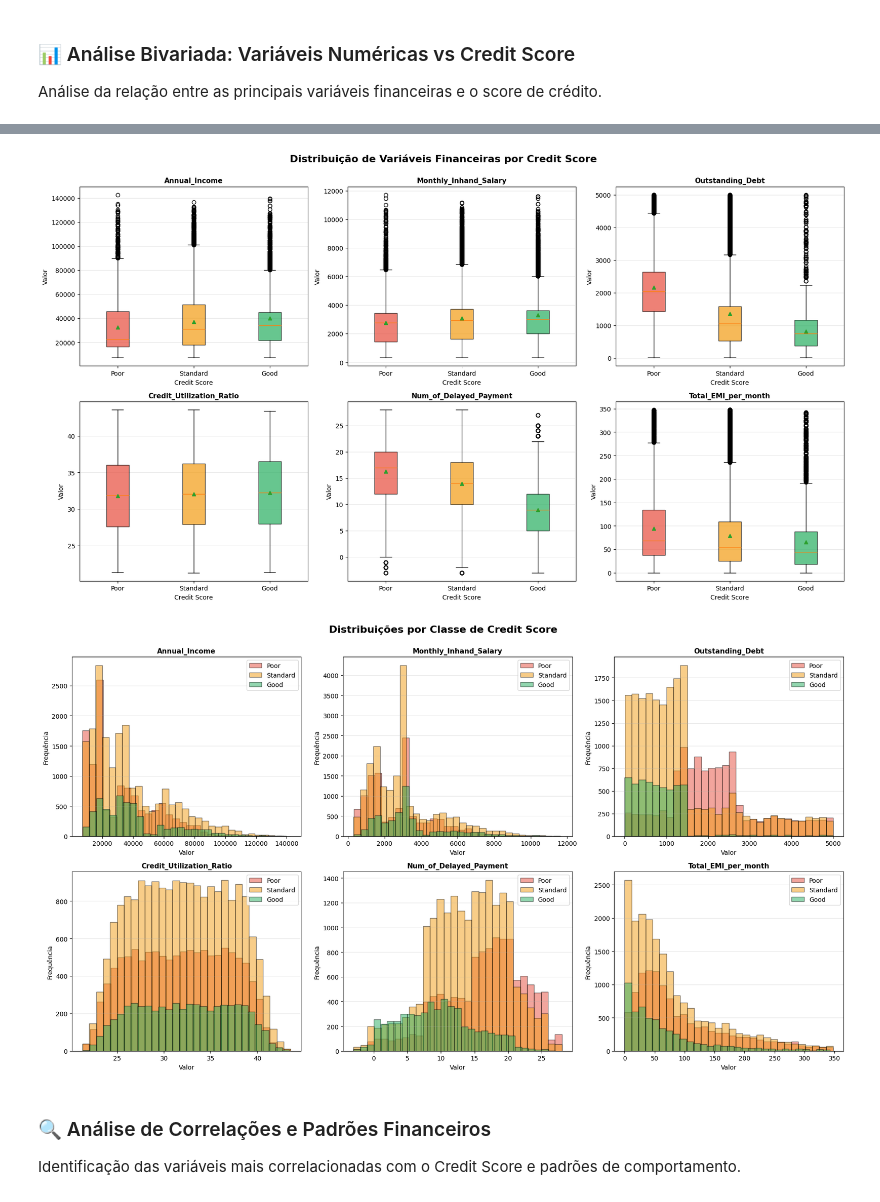
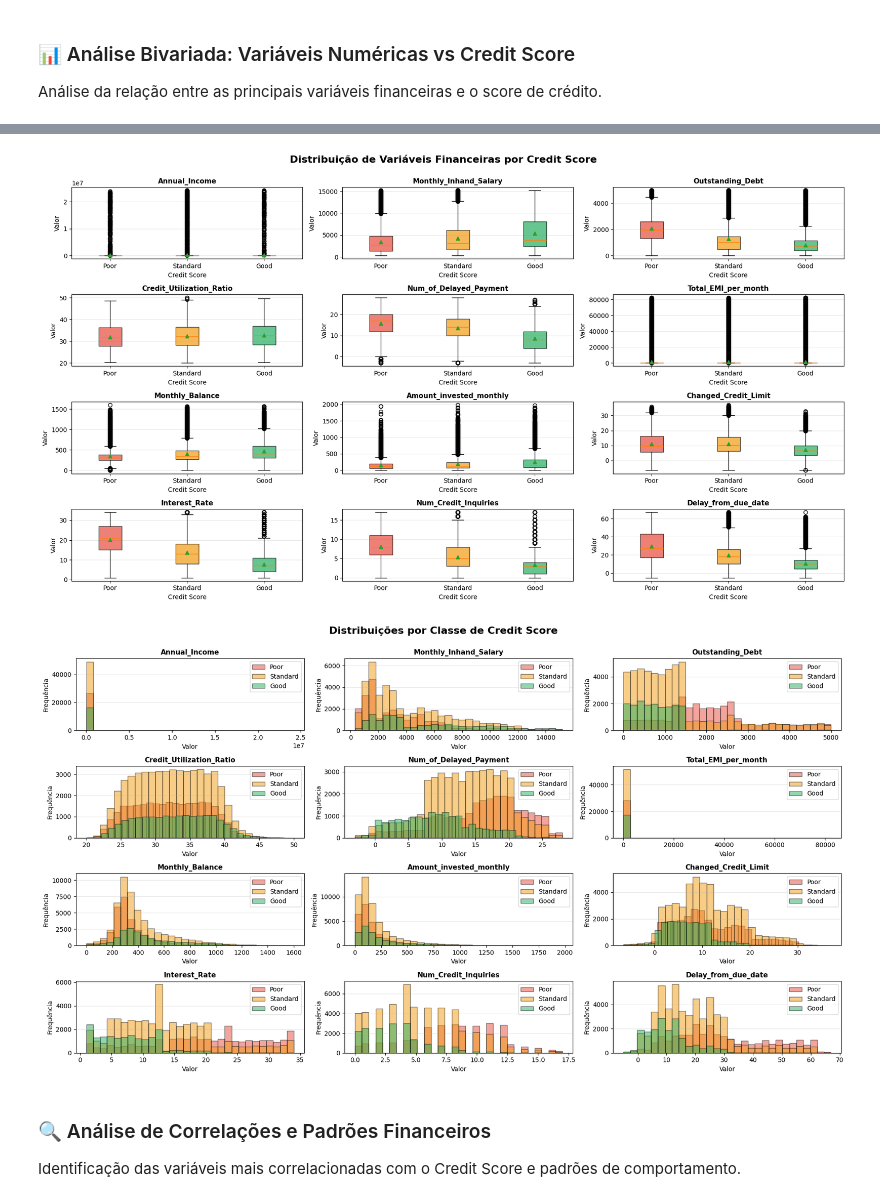
Before and after one commit to eroiborges/projetointegrado, a Jupyter notebook: Trabalho Final ML.ipynb, the cells around one changed output, grey strips where cells are left out. Saved outputs shown, nothing was run; the diff lists cells and outputs as text; code cells hidden in the pictures.

```diff
--- a/Trabalho Final ML.ipynb
+++ b/Trabalho Final ML.ipynb
@@ -441,11 +764,8 @@ def remove_outliers_iqr(df, column):
 <i><p style='color:#006DB2' ><big><strong>7.</strong></big> Tratamento de Valores Nulos </p>
 <p style='color:#006DB2' >Preenche valores nulos com a média das colunas:</p></i>
 # %%
-media_age = df['Credit_History_Age'].mean()
-df['Credit_History_Age'] = df['Credit_History_Age'].fillna(media_age)
-
-media_mon = df['Monthly_Inhand_Salary'].mean()
-df['Monthly_Inhand_Salary'] = df['Monthly_Inhand_Salary'].fillna(media_mon)
+media_age = df_analise_financeira['Credit_History_Age'].mean()
+df_analise_financeira['Credit_History_Age'] = df_analise_financeira['Credit_History_Age'].fillna(media_age)
 # %% [markdown]
 <i><p style='color:#006DB2' ><big><strong>8.</strong></big> Preparação dos Dados para Modelagem</p>
 <p style='color:#006DB2' >Define as variáveis numéricas (var_num)</p></i>
@@ -584,16 +900,18 @@ print("=" * 80)
 
 # Variáveis chave para análise
 key_vars = ['Annual_Income', 'Monthly_Inhand_Salary', 'Outstanding_Debt',
-            'Credit_Utilization_Ratio', 'Num_of_Delayed_Payment', 'Total_EMI_per_month']
+            'Credit_Utilization_Ratio', 'Num_of_Delayed_Payment', 'Total_EMI_per_month',
+            'Monthly_Balance', 'Amount_invested_monthly', 'Changed_Credit_Limit',
+            'Interest_Rate', 'Num_Credit_Inquiries', 'Delay_from_due_date']
 
 # Mapeamento do Credit Score para rótulos legíveis
 score_labels = {0: 'Poor', 1: 'Standard', 2: 'Good'}
-df['Credit_Score_Label'] = df['Credit_Score'].map(score_labels)
+df_analise_financeira['Credit_Score_Label'] = df_analise_financeira['Credit_Score'].map(score_labels)
 
 # Estatísticas agregadas por Credit Score
 for var in key_vars:
     print(f"\n{var} por Credit Score:")
-    agg_stats = df.groupby('Credit_Score_Label')[var].agg(['mean', 'median', 'std']).round(2)
+    agg_stats = df_analise_financeira.groupby('Credit_Score_Label')[var].agg(['mean', 'median', 'std']).round(2)
     display(agg_stats)
     print("-" * 80)
 # %% [output]
@@ -651,6 +969,6 @@ Total_EMI_per_month por Credit Score:
 # %%
 # Box plots das principais variáveis por Credit Score
-fig, axes = plt.subplots(2, 3, figsize=(18, 10))
+fig, axes = plt.subplots(4, 3, figsize=(18, 10))
 fig.suptitle('Distribuição de Variáveis Financeiras por Credit Score',
              fontsize=16, fontweight='bold', y=1.00)
 
@@ -661,9 +979,9 @@ for idx, var in enumerate(key_vars):
     ax = axes_flat[idx]
 
     # Criar box plot
-    bp = ax.boxplot([df[df['Credit_Score_Label'] == 'Poor'][var].dropna(),
-                      df[df['Credit_Score_Label'] == 'Standard'][var].dropna(),
-                      df[df['Credit_Score_Label'] == 'Good'][var].dropna()],
+    bp = ax.boxplot([df_analise_financeira[df_analise_financeira['Credit_Score_Label'] == 'Poor'][var].dropna(),
+                      df_analise_financeira[df_analise_financeira['Credit_Score_Label'] == 'Standard'][var].dropna(),
+                      df_analise_financeira[df_analise_financeira['Credit_Score_Label'] == 'Good'][var].dropna()],
                      labels=['Poor', 'Standard', 'Good'],
                      patch_artist=True,
                      showmeans=True)
@@ -681,33 +999,33 @@ for idx, var in enumerate(key_vars):
 plt.tight_layout()
 plt.show()
 # %% [output]
-[figure, old version]
+[figure, new version]
 # %%
 # Distribuições sobrepostas por Credit Score
-fig, axes = plt.subplots(2, 3, figsize=(18, 10))
+fig, axes = plt.subplots(4, 3, figsize=(18, 10))
 fig.suptitle('Distribuições por Classe de Credit Score',
              fontsize=16, fontweight='bold', y=1.00)
 
 axes_flat = axes.flatten()
 colors_hist = {'Poor': '#e74c3c', 'Standard': '#f39c12', 'Good': '#27ae60'}
 
 for idx, var in enumerate(key_vars):
     ax = axes_flat[idx]
 
     for score in ['Poor', 'Standard', 'Good']:
-        data = df[df['Credit_Score_Label'] == score][var].dropna()
+        data = df_analise_financeira[df_analise_financeira['Credit_Score_Label'] == score][var].dropna()
         ax.hist(data, bins=30, alpha=0.5, label=score, color=colors_hist[score], edgecolor='black')
 
     ax.set_title(var, fontsize=11, fontweight='bold')
     ax.set_xlabel('Valor', fontsize=10)
     ax.set_ylabel('Frequência', fontsize=10)
     ax.legend()
     ax.grid(axis='y', alpha=0.3)
 
 plt.tight_layout()
 plt.show()
 # %% [output]
-[figure, old version]
+[figure, new version]
 # %% [markdown]
 ### 🔍 Análise de Correlações e Padrões Financeiros
 
```
Also changed, not shown: parts of 26 cells of this notebook.
